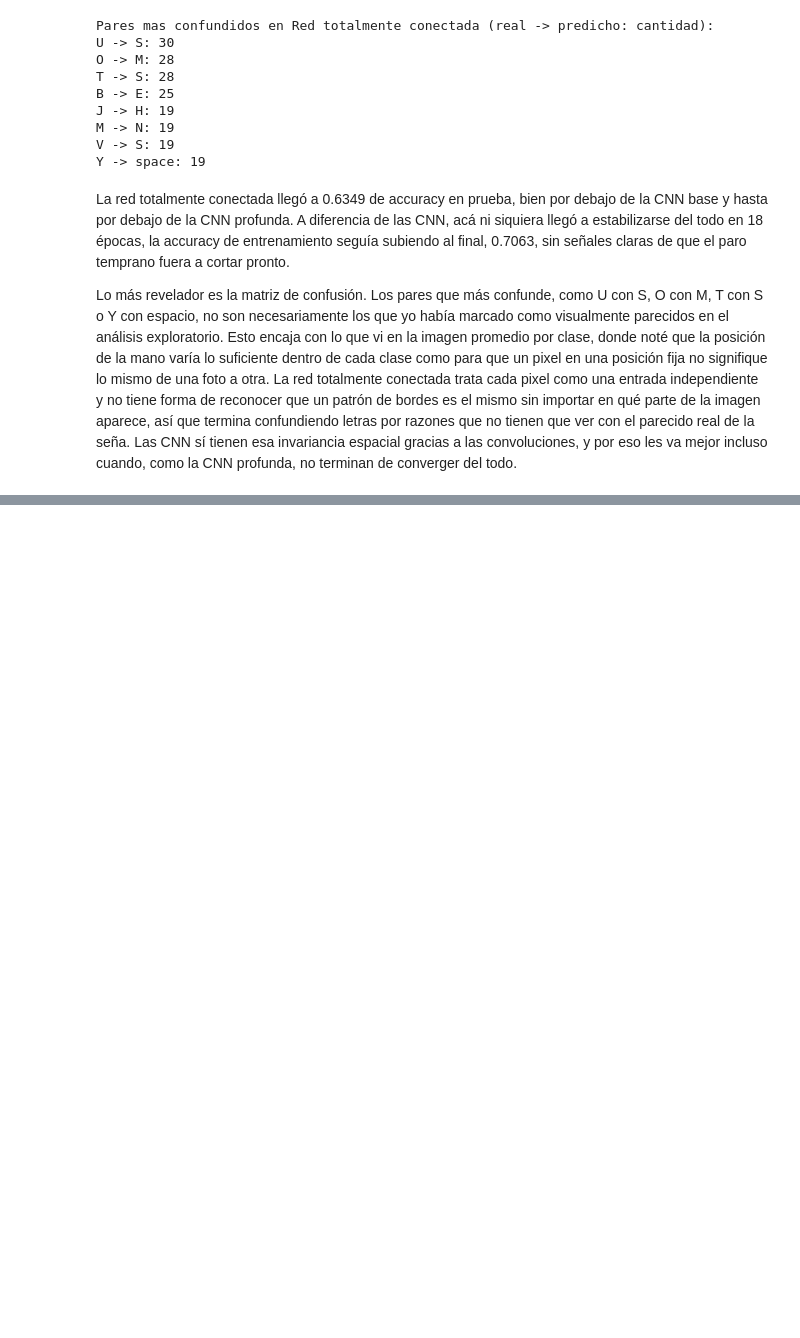
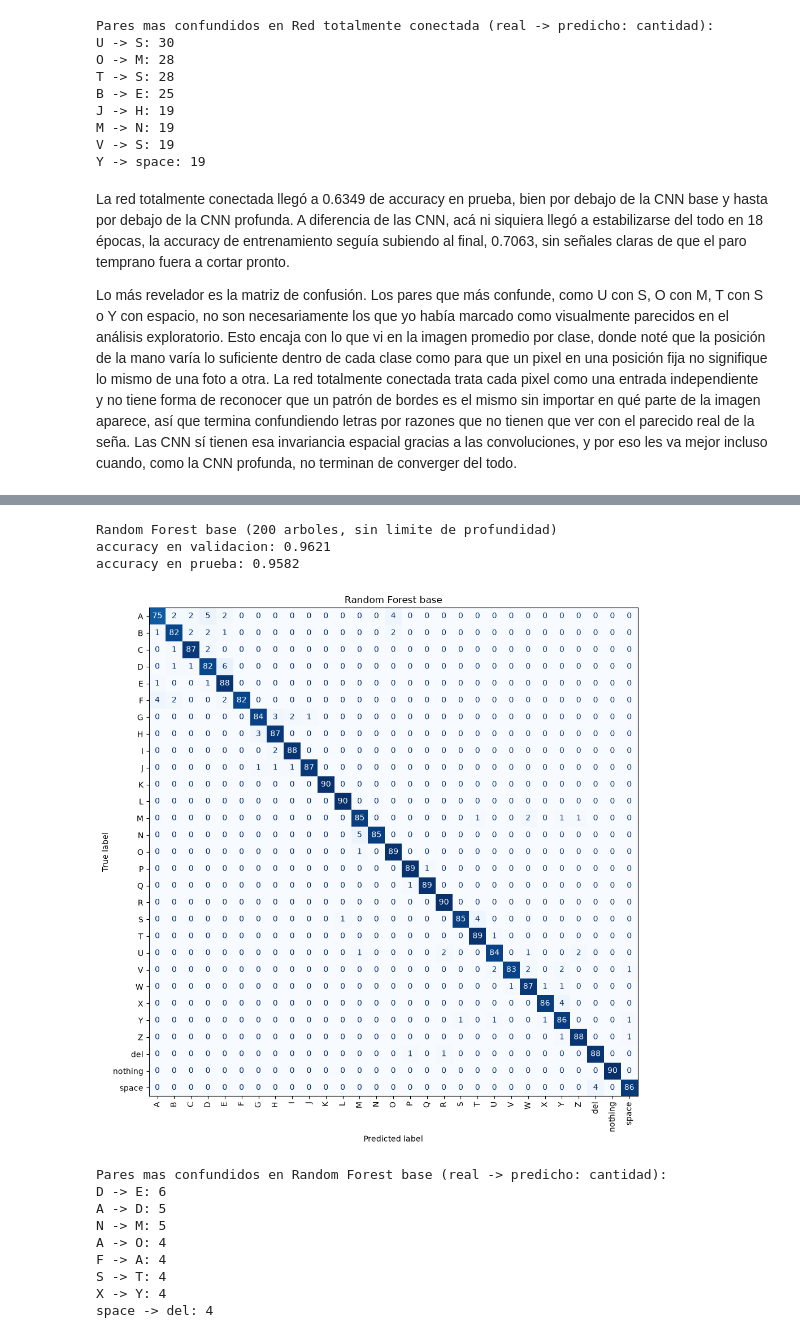
Before and after one commit to ecarcamo/CC3084-DATA-SCIENCE, a Jupyter notebook: notebooks/ASL_Clasificador.ipynb, the cells around one changed output, grey strips where cells are left out. Cells and saved outputs as stored; diff of their text form; code cells hidden in the pictures; blank space fills up the shorter version.

Commit message:
feat: modelo random forest entrenado

```diff
--- a/notebooks/ASL_Clasificador.ipynb
+++ b/notebooks/ASL_Clasificador.ipynb
@@ -634,0 +639,31 @@ Lo más revelador es la matriz de confusión. Los pares que más confunde, como
+# %%
+X_train_flat = X_train.reshape(len(X_train), -1)
+X_val_flat = X_val.reshape(len(X_val), -1)
+X_test_flat = X_test.reshape(len(X_test), -1)
+
+rf_base = RandomForestClassifier(n_estimators=200, max_depth=None, random_state=42, n_jobs=-1)
+rf_base.fit(X_train_flat, y_train)
+
+val_acc_rf_base = rf_base.score(X_val_flat, y_val)
+test_acc_rf_base = rf_base.score(X_test_flat, y_test)
+print('Random Forest base (200 arboles, sin limite de profundidad)')
+print('accuracy en validacion:', round(val_acc_rf_base, 4))
+print('accuracy en prueba:', round(test_acc_rf_base, 4))
+# %% [output]
+Random Forest base (200 arboles, sin limite de profundidad)
+accuracy en validacion: 0.9621
+accuracy en prueba: 0.9582
+# %%
+y_pred_rf_base = rf_base.predict(X_test_flat)
+cm_rf_base = matriz_y_confusiones(y_test, y_pred_rf_base, 'Random Forest base')
+# %% [output]
+[figure, added]
+Pares mas confundidos en Random Forest base (real -> predicho: cantidad):
+D -> E: 6
+A -> D: 5
+N -> M: 5
+A -> O: 4
+F -> A: 4
+S -> T: 4
+X -> Y: 4
+space -> del: 4
```
Also changed, not shown: parts of 2 cells of this notebook.
